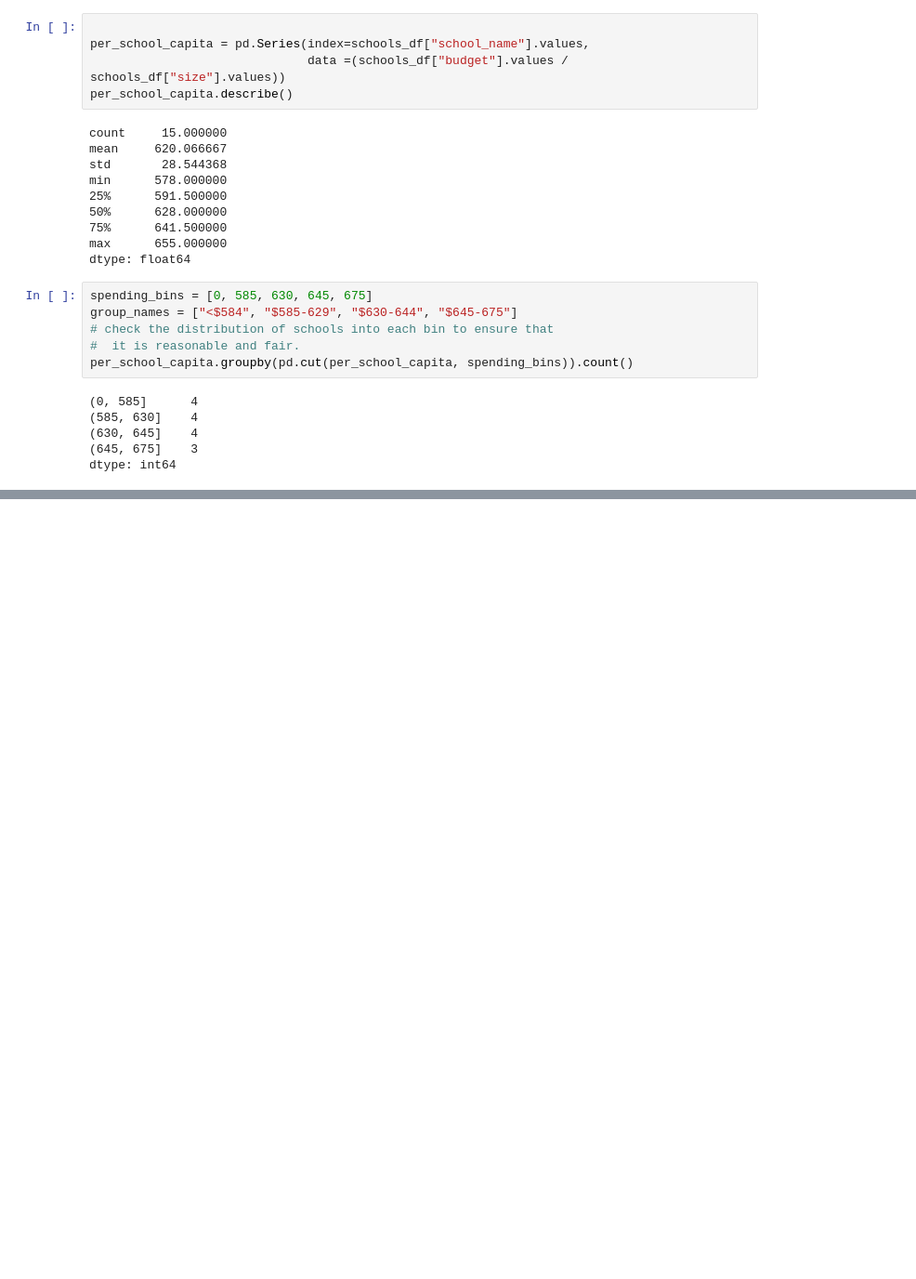
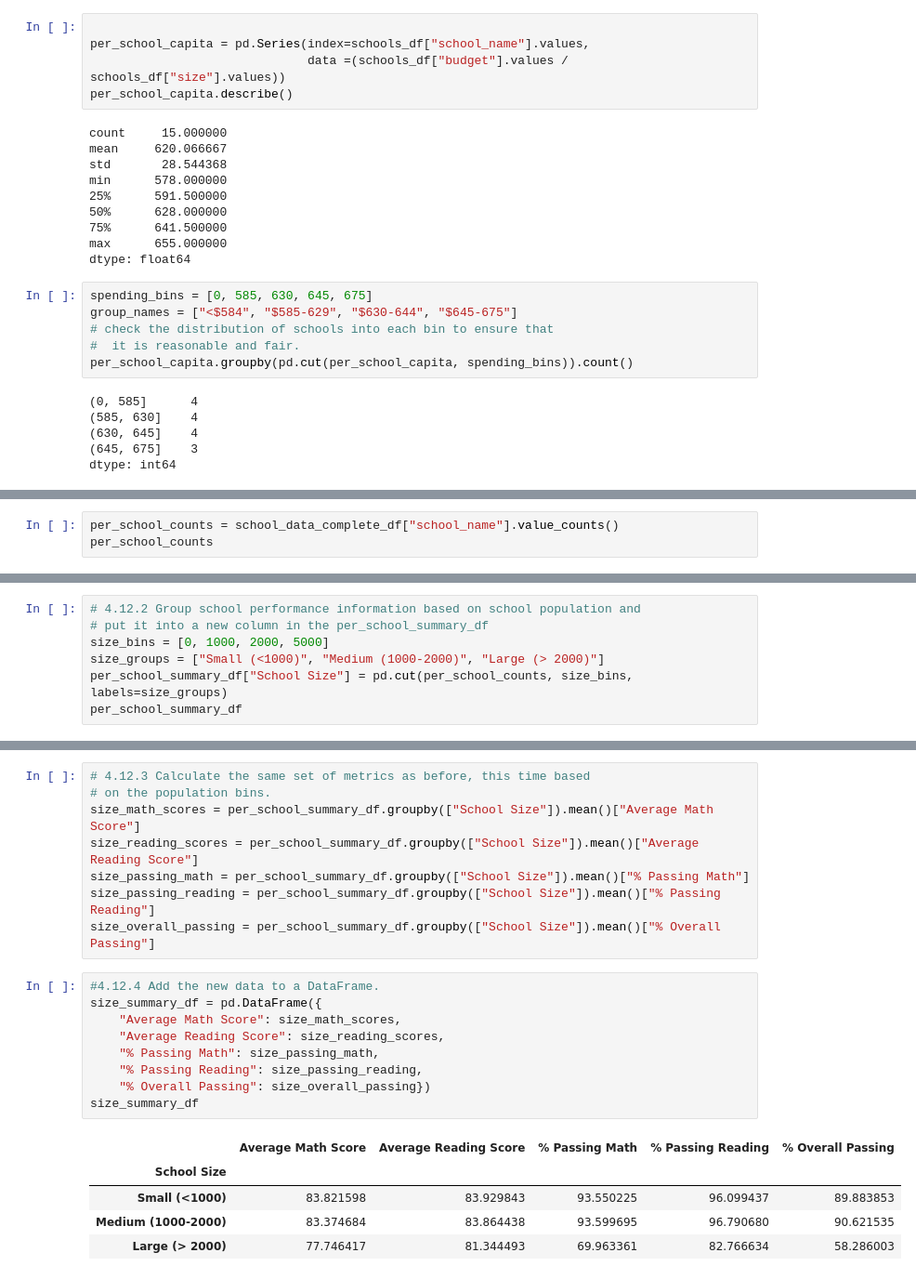
Before and after one commit to jhd1013/school-district-analysis, a Jupyter notebook: PyCitySchools.ipynb, the cells around one changed output, grey strips where cells are left out. Shown at 93% size. Drawn from its saved outputs; the diff is of its cells as text; blank space fills up the shorter version.

Commit message:
Created performance vs. school size table (module 4.125)

```diff
--- a/PyCitySchools.ipynb
+++ b/PyCitySchools.ipynb
@@ -844,0 +845,3 @@ spending_summary_df
+# %%
+per_school_counts = school_data_complete_df["school_name"].value_counts()
+per_school_counts
@@ -844,0 +865,7 @@ spending_summary_df
+# %%
+# 4.12.2 Group school performance information based on school population and
+# put it into a new column in the per_school_summary_df
+size_bins = [0, 1000, 2000, 5000]
+size_groups = ["Small (<1000)", "Medium (1000-2000)", "Large (> 2000)"]
+per_school_summary_df["School Size"] = pd.cut(per_school_counts, size_bins, labels=size_groups)
+per_school_summary_df
@@ -844,0 +890,23 @@ spending_summary_df
+# %%
+# 4.12.3 Calculate the same set of metrics as before, this time based
+# on the population bins.
+size_math_scores = per_school_summary_df.groupby(["School Size"]).mean()["Average Math Score"]
+size_reading_scores = per_school_summary_df.groupby(["School Size"]).mean()["Average Reading Score"]
+size_passing_math = per_school_summary_df.groupby(["School Size"]).mean()["% Passing Math"]
+size_passing_reading = per_school_summary_df.groupby(["School Size"]).mean()["% Passing Reading"]
+size_overall_passing = per_school_summary_df.groupby(["School Size"]).mean()["% Overall Passing"]
+# %%
+#4.12.4 Add the new data to a DataFrame.
+size_summary_df = pd.DataFrame({
+    "Average Math Score": size_math_scores,
+    "Average Reading Score": size_reading_scores,
+    "% Passing Math": size_passing_math,
+    "% Passing Reading": size_passing_reading,
+    "% Overall Passing": size_overall_passing})
+size_summary_df
+# %% [output]
+|  | Average Math Score | Average Reading Score | % Passing Math | % Passing Reading | % Overall Passing |
+| School Size |  |  |  |  |  |
+| Small (<1000) | 83.821598 | 83.929843 | 93.550225 | 96.099437 | 89.883853 |
+| Medium (1000-2000) | 83.374684 | 83.864438 | 93.599695 | 96.790680 | 90.621535 |
+| Large (> 2000) | 77.746417 | 81.344493 | 69.963361 | 82.766634 | 58.286003 |
```
Also changed, not shown: parts of 11 cells of this notebook.
